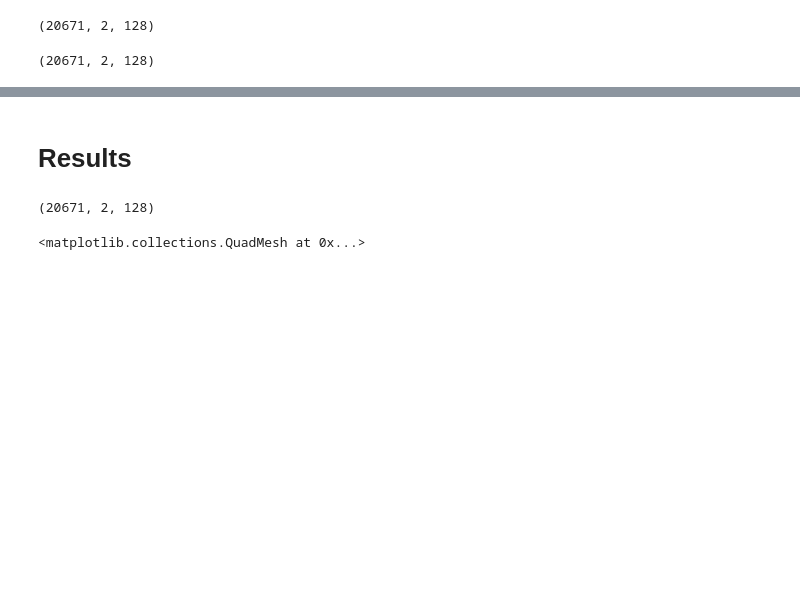
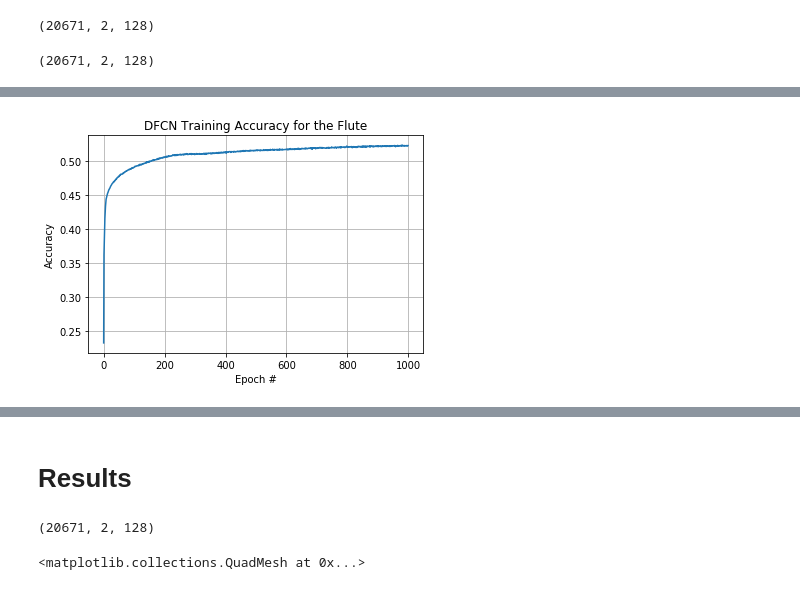
Before and after one commit to Lanno/CECS551Project, a Jupyter notebook: models/fully conv autoencoder 3.ipynb, the cells around one changed output, grey strips where cells are left out. Saved outputs shown, nothing was run; the diff lists cells and outputs as text; code cells hidden in the pictures; blank space fills up the shorter version.

```diff
--- a/models/fully conv autoencoder 3.ipynb
+++ b/models/fully conv autoencoder 3.ipynb
@@ -202,3 +222,11 @@ KeyboardInterrupt:
+# %%
+plt.plot(history.history['acc'])
+plt.title("DFCN Training Accuracy for the Flute")
+plt.xlabel("Epoch #")
+plt.ylabel("Accuracy")
+plt.grid()
+# %% [output]
+[figure, added]
 # %%
 results = model.evaluate(mix_test, instrument_test)
 
```
Also changed, not shown: parts of 11 cells of this notebook, 18 other files.
